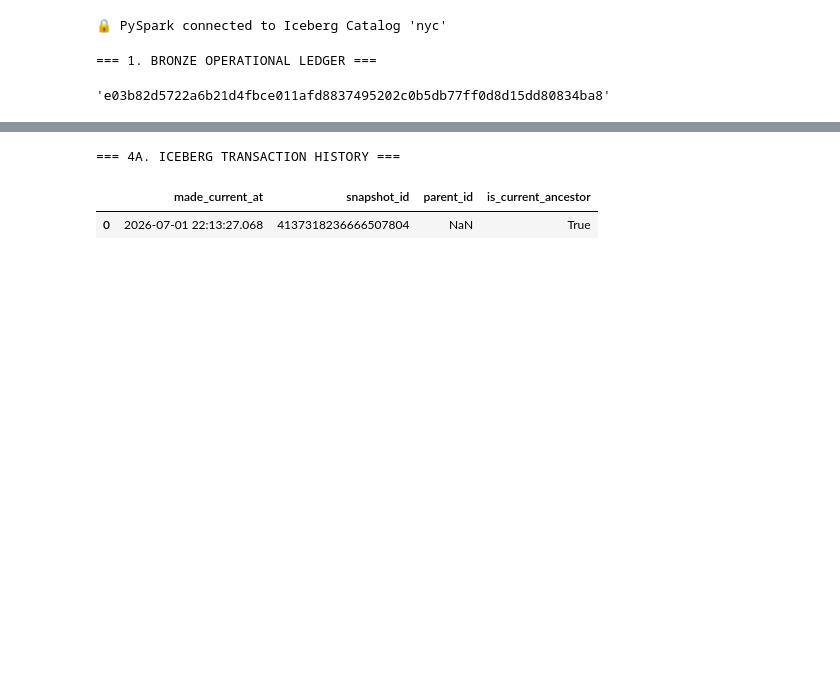
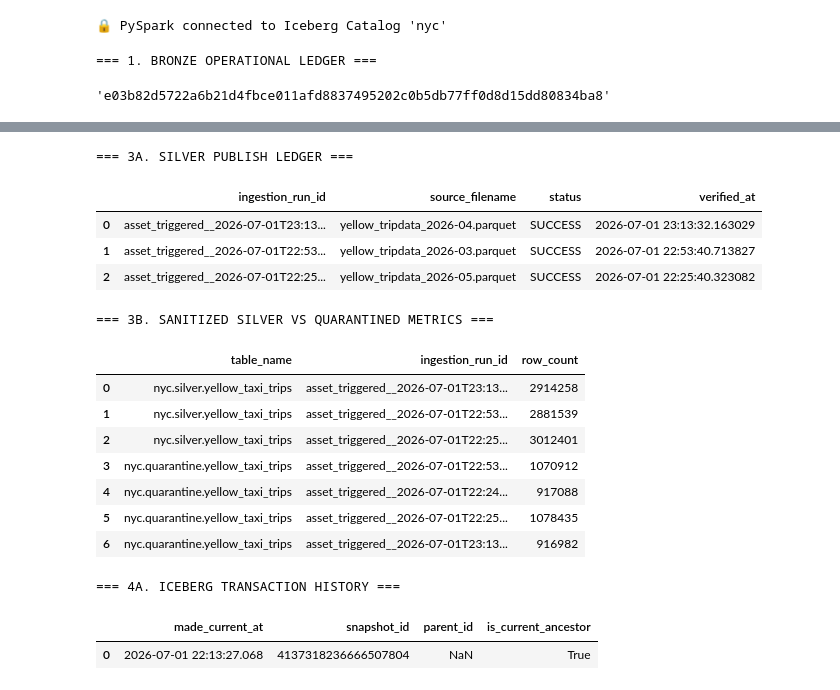
Before and after one commit to pankhudiO7/Taxi-Pipeline-Data, a Jupyter notebook: notebooks/download_verification.ipynb, the cells around one changed output, grey strips where cells are left out. Drawn from its saved outputs; the diff is of its cells as text; code cells hidden in the pictures; blank space fills up the shorter version.

```diff
--- a/notebooks/download_verification.ipynb
+++ b/notebooks/download_verification.ipynb
@@ -148,3 +153,42 @@ metrics_df.toPandas()
+# %%
+print("=== 3A. SILVER PUBLISH LEDGER ===")
+silver_ledger = spark.sql("SELECT * FROM nyc.audit.silver_publish_ledger ORDER BY verified_at DESC")
+display(silver_ledger.toPandas())
+
+print("\n=== 3B. SANITIZED SILVER VS QUARANTINED METRICS ===")
+metrics_df = spark.sql("""
+    SELECT
+        'nyc.silver.yellow_taxi_trips' as table_name,
+        ingestion_run_id,
+        count(*) as row_count
+    FROM nyc.silver.yellow_taxi_trips
+    GROUP BY ingestion_run_id
+
+    UNION ALL
+
+    SELECT
+        'nyc.quarantine.yellow_taxi_trips' as table_name,
+        ingestion_run_id,
+        count(*) as row_count
+    FROM nyc.quarantine.yellow_taxi_trips
+    GROUP BY ingestion_run_id
+""")
+metrics_df.toPandas()
+# %% [output]
+=== 3A. SILVER PUBLISH LEDGER ===
+|  | ingestion_run_id | source_filename | status | verified_at |
+| 0 | asset_triggered__2026-07-01T23:13... | yellow_tripdata_2026-04.parquet | SUCCESS | 2026-07-01 23:13:32.163029 |
+| 1 | asset_triggered__2026-07-01T22:53... | yellow_tripdata_2026-03.parquet | SUCCESS | 2026-07-01 22:53:40.713827 |
+| 2 | asset_triggered__2026-07-01T22:25... | yellow_tripdata_2026-05.parquet | SUCCESS | 2026-07-01 22:25:40.323082 |
+=== 3B. SANITIZED SILVER VS QUARANTINED METRICS ===
+|  | table_name | ingestion_run_id | row_count |
+| 0 | nyc.silver.yellow_taxi_trips | asset_triggered__2026-07-01T23:13... | 2914258 |
+| 1 | nyc.silver.yellow_taxi_trips | asset_triggered__2026-07-01T22:53... | 2881539 |
+| 2 | nyc.silver.yellow_taxi_trips | asset_triggered__2026-07-01T22:25... | 3012401 |
+| 3 | nyc.quarantine.yellow_taxi_trips | asset_triggered__2026-07-01T22:53... | 1070912 |
+| 4 | nyc.quarantine.yellow_taxi_trips | asset_triggered__2026-07-01T22:24... | 917088 |
+| 5 | nyc.quarantine.yellow_taxi_trips | asset_triggered__2026-07-01T22:25... | 1078435 |
+| 6 | nyc.quarantine.yellow_taxi_trips | asset_triggered__2026-07-01T23:13... | 916982 |
 # %%
 print("=== 4A. ICEBERG TRANSACTION HISTORY ===")
 history_df = spark.sql("SELECT * FROM nyc.silver.yellow_taxi_trips.history")
```
Also changed, not shown: parts of 7 cells of this notebook.
